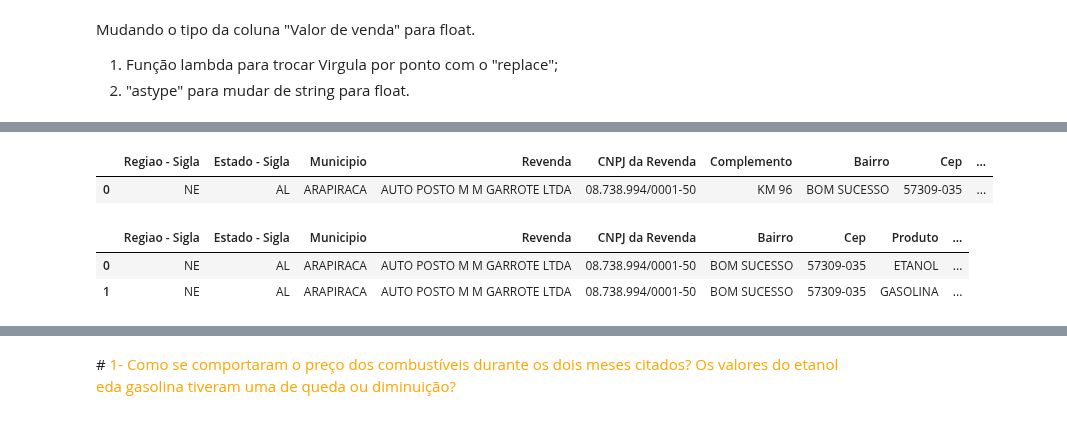
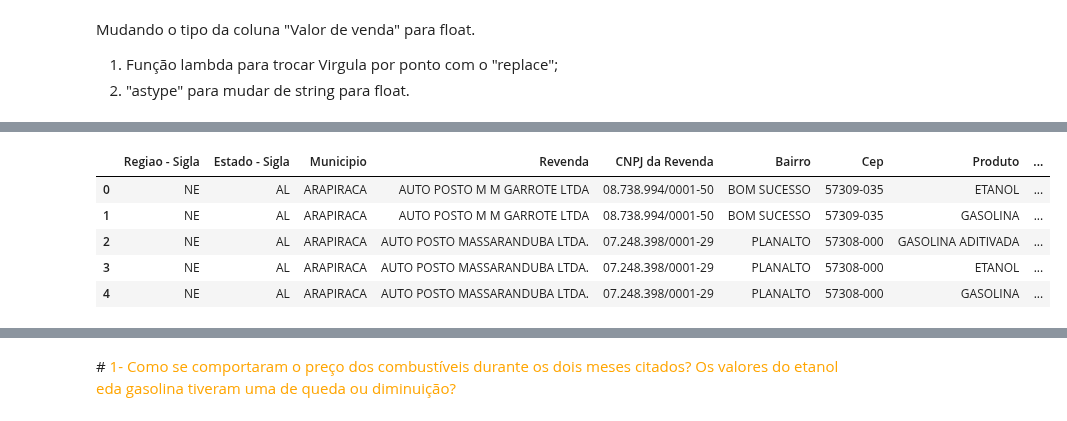
Before and after one commit to joaorosa2/analise_combustiveis_brasil, a Jupyter notebook: ProjetoM4.ipynb, the cells around one changed output, grey strips where cells are left out. Saved outputs shown, nothing was run; the diff lists cells and outputs as text; code cells hidden in the pictures.

```diff
--- a/ProjetoM4.ipynb
+++ b/ProjetoM4.ipynb
@@ -55,13 +22,19 @@ tabelaAgosto.head()
-# %%
-tabelaAgosto = tabelaAgosto.drop('Numero Rua', axis=1)
-tabelaAgosto.head(1)
-# %% [output]
-|  | Regiao - Sigla | Estado - Sigla | Municipio | Revenda | CNPJ da Revenda | Complemento | Bairro | Cep | ... |
-| 0 | NE | AL | ARAPIRACA | AUTO POSTO M M GARROTE LTDA | 08.738.994/0001-50 | KM 96 | BOM SUCESSO | 57309-035 | ... |
-# %%
-tabelaAgosto = tabelaAgosto.drop('Complemento', axis=1)
-tabelaAgosto.head(2)
-# %% [output]
-|  | Regiao - Sigla | Estado - Sigla | Municipio | Revenda | CNPJ da Revenda | Bairro | Cep | Produto | ... |
-| 0 | NE | AL | ARAPIRACA | AUTO POSTO M M GARROTE LTDA | 08.738.994/0001-50 | BOM SUCESSO | 57309-035 | ETANOL | ... |
-| 1 | NE | AL | ARAPIRACA | AUTO POSTO M M GARROTE LTDA | 08.738.994/0001-50 | BOM SUCESSO | 57309-035 | GASOLINA | ... |
+# %%
+tabelaAgosto = tabelaAgosto.drop('Nome da Rua', axis=1)
+tabelaAgosto = tabelaAgosto.drop('Numero Rua', axis=1)
+tabelaAgosto = tabelaAgosto.drop('Complemento', axis=1)
+tabelaAgosto = tabelaAgosto.drop('Valor de Compra',axis=1)
+########################################################################
+tabelaJulho = tabelaJulho.drop('Nome da Rua', axis=1)
+tabelaJulho = tabelaJulho.drop('Numero Rua', axis=1)
+tabelaJulho = tabelaJulho.drop('Complemento', axis=1)
+tabelaJulho = tabelaJulho.drop('Valor de Compra',axis=1)
+
+tabelaJulho.head(3)
+# %% [output]
+|  | Regiao - Sigla | Estado - Sigla | Municipio | Revenda | CNPJ da Revenda | Bairro | Cep | Produto | ... |
+| 0 | NE | AL | ARAPIRACA | AUTO POSTO M M GARROTE LTDA | 08.738.994/0001-50 | BOM SUCESSO | 57309-035 | ETANOL | ... |
+| 1 | NE | AL | ARAPIRACA | AUTO POSTO M M GARROTE LTDA | 08.738.994/0001-50 | BOM SUCESSO | 57309-035 | GASOLINA | ... |
+| 2 | NE | AL | ARAPIRACA | AUTO POSTO MASSARANDUBA LTDA. | 07.248.398/0001-29 | PLANALTO | 57308-000 | GASOLINA ADITIVADA | ... |
+| 3 | NE | AL | ARAPIRACA | AUTO POSTO MASSARANDUBA LTDA. | 07.248.398/0001-29 | PLANALTO | 57308-000 | ETANOL | ... |
+| 4 | NE | AL | ARAPIRACA | AUTO POSTO MASSARANDUBA LTDA. | 07.248.398/0001-29 | PLANALTO | 57308-000 | GASOLINA | ... |
```
Also changed, not shown: parts of 14 cells of this notebook.
